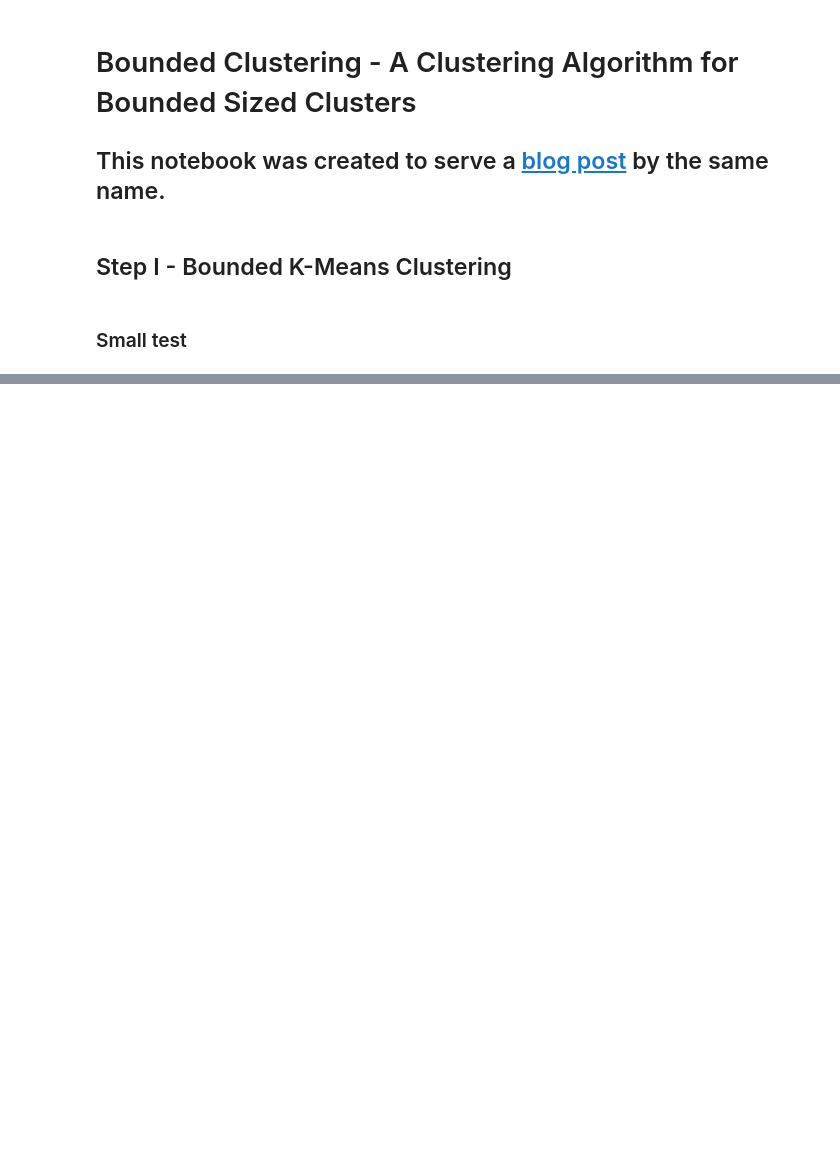
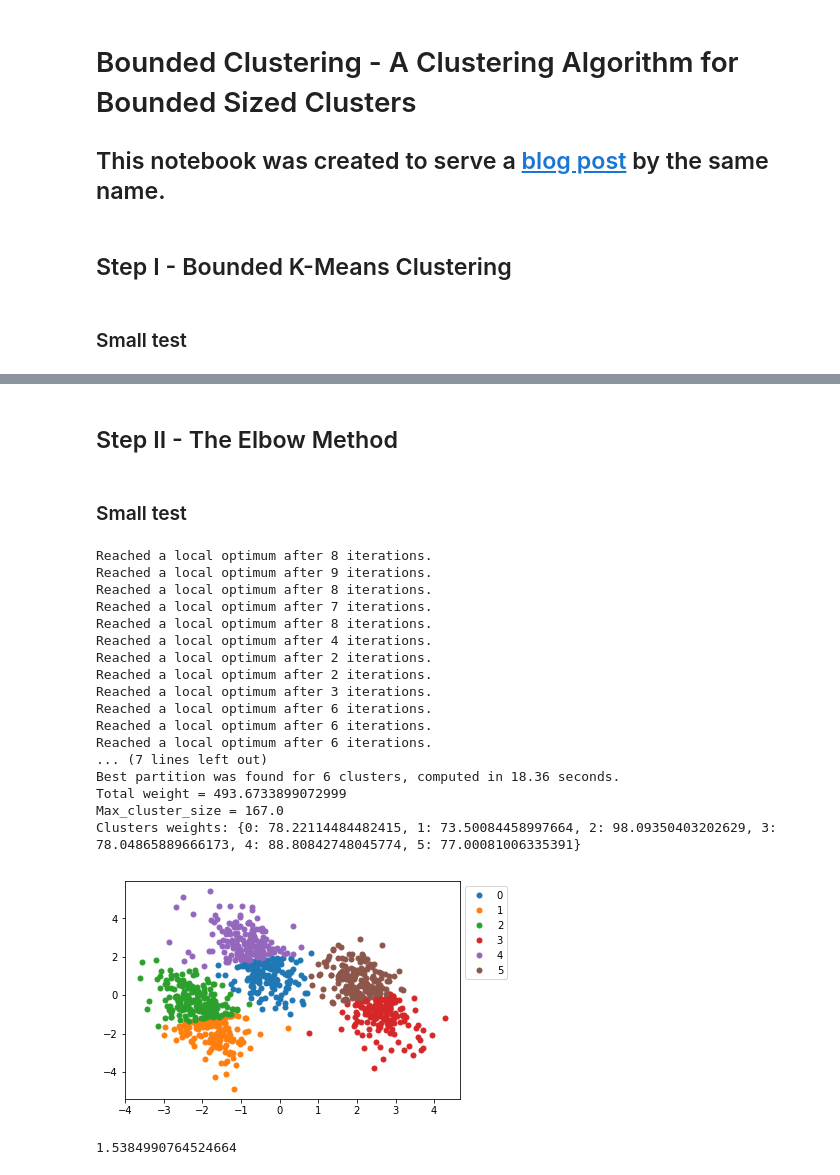
Before and after one commit to DalyaG/CodeSnippetsForPosterity, a Jupyter notebook: BoundedClustering/BoundedClustering.ipynb, the cells around one changed output, grey strips where cells are left out. Drawn from its saved outputs; the diff is of its cells as text; code cells hidden in the pictures; blank space fills up the shorter version.

```diff
--- a/BoundedClustering/BoundedClustering.ipynb
+++ b/BoundedClustering/BoundedClustering.ipynb
@@ -177,0 +193,2 @@ Best Clusters computer in 4.72 seconds:
+# %% [markdown]
+## Step II - The Elbow Method
@@ -177,0 +240,47 @@ Best Clusters computer in 4.72 seconds:
+# %% [markdown]
+### Small test
+# %%
+n_points = 1000
+n_clusters = 3
+n_iter = 10
+n_init = 10
+
+centers = [[-5, 0], [0, 1.5], [5, -1]]
+X, y = make_blobs(n_samples=n_points, centers=centers, random_state=40)
+transformation = [[0.4, 0.2], [-0.4, 1.2]]
+X = np.dot(X, transformation)
+
+weights = np.random.rand(n_points)
+max_cluster_size = (sum(weights) // n_clusters) + n_clusters
+
+t = time.time()
+cluster_maker = BoundedClustering(max_cluster_size, n_iter, n_init)
+best_k, best_clusters = cluster_maker.fit(X, weights)
+print(f"Best partition was found for {best_k} clusters, computed in {round(time.time() - t, 2)} seconds.")
+print(f"Total weight = {sum(weights)}")
+print(f"Max_cluster_size = {max_cluster_size}")
+print(f"Clusters weights: {dict((i, sum(weights[c])) for i, c in enumerate(best_clusters))}")
+ClustersUtils.scatter_plot(X, best_clusters)
+# %% [output]
+Reached a local optimum after 8 iterations.
+Reached a local optimum after 9 iterations.
+Reached a local optimum after 8 iterations.
+Reached a local optimum after 7 iterations.
+Reached a local optimum after 8 iterations.
+Reached a local optimum after 4 iterations.
+Reached a local optimum after 2 iterations.
+Reached a local optimum after 2 iterations.
+Reached a local optimum after 3 iterations.
+Reached a local optimum after 6 iterations.
+Reached a local optimum after 6 iterations.
+Reached a local optimum after 6 iterations.
+... (7 lines left out)
+Best partition was found for 6 clusters, computed in 18.36 seconds.
+Total weight = 493.6733899072999
+Max_cluster_size = 167.0
+Clusters weights: {0: 78.22114484482415, 1: 73.50084458997664, 2: 98.09350403202629, 3: 78.04865889666173, 4: 88.80842748045774, 5: 77.00081006335391}
+[figure, added]
+# %%
+best_cost
+# %% [output]
+1.5384990764524664
```
Also changed, not shown: parts of 4 cells of this notebook.
